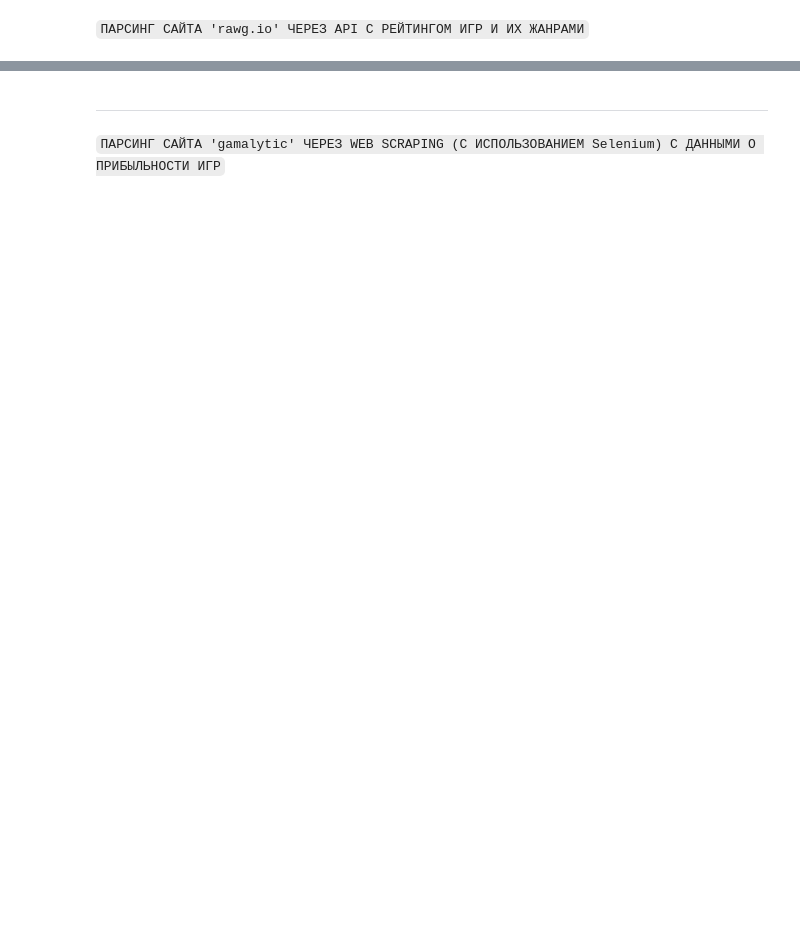
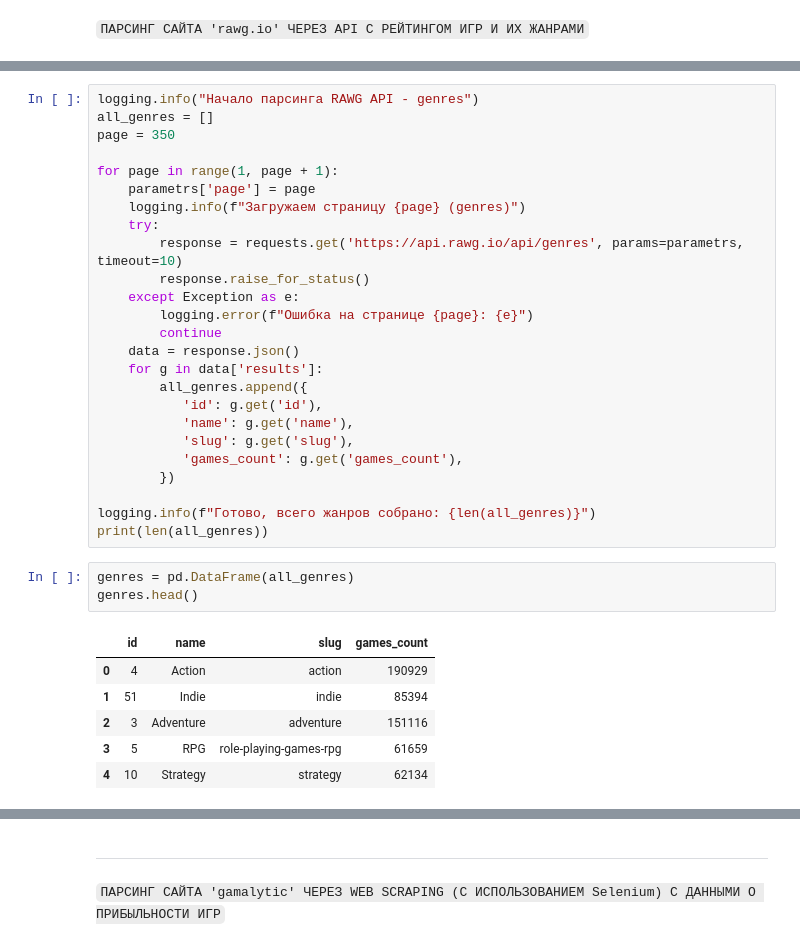
Before and after one commit to dengidredengi/DE-Scraping-API, a Jupyter notebook: parsing.ipynb, the cells around one changed output, grey strips where cells are left out. Cells and saved outputs as stored; diff of their text form; blank space fills up the shorter version.

```diff
--- a/parsing.ipynb
+++ b/parsing.ipynb
@@ -45,0 +137,35 @@ df.head(10)
+# %%
+logging.info("Начало парсинга RAWG API - genres")
+all_genres = []
+page = 350
+
+for page in range(1, page + 1):
+    parametrs['page'] = page
+    logging.info(f"Загружаем страницу {page} (genres)")
+    try:
+        response = requests.get('https://api.rawg.io/api/genres', params=parametrs, timeout=10)
+        response.raise_for_status()
+    except Exception as e:
+        logging.error(f"Ошибка на странице {page}: {e}")
+        continue
+    data = response.json()
+    for g in data['results']:
+        all_genres.append({
+           'id': g.get('id'),
+           'name': g.get('name'),
+           'slug': g.get('slug'),
+           'games_count': g.get('games_count'),
+        })
+
+logging.info(f"Готово, всего жанров собрано: {len(all_genres)}")
+print(len(all_genres))
+# %%
+genres = pd.DataFrame(all_genres)
+genres.head()
+# %% [output]
+|  | id | name | slug | games_count |
+| 0 | 4 | Action | action | 190929 |
+| 1 | 51 | Indie | indie | 85394 |
+| 2 | 3 | Adventure | adventure | 151116 |
+| 3 | 5 | RPG | role-playing-games-rpg | 61659 |
+| 4 | 10 | Strategy | strategy | 62134 |
```
Also changed, not shown: parts of 13 cells of this notebook, 2 other files.
